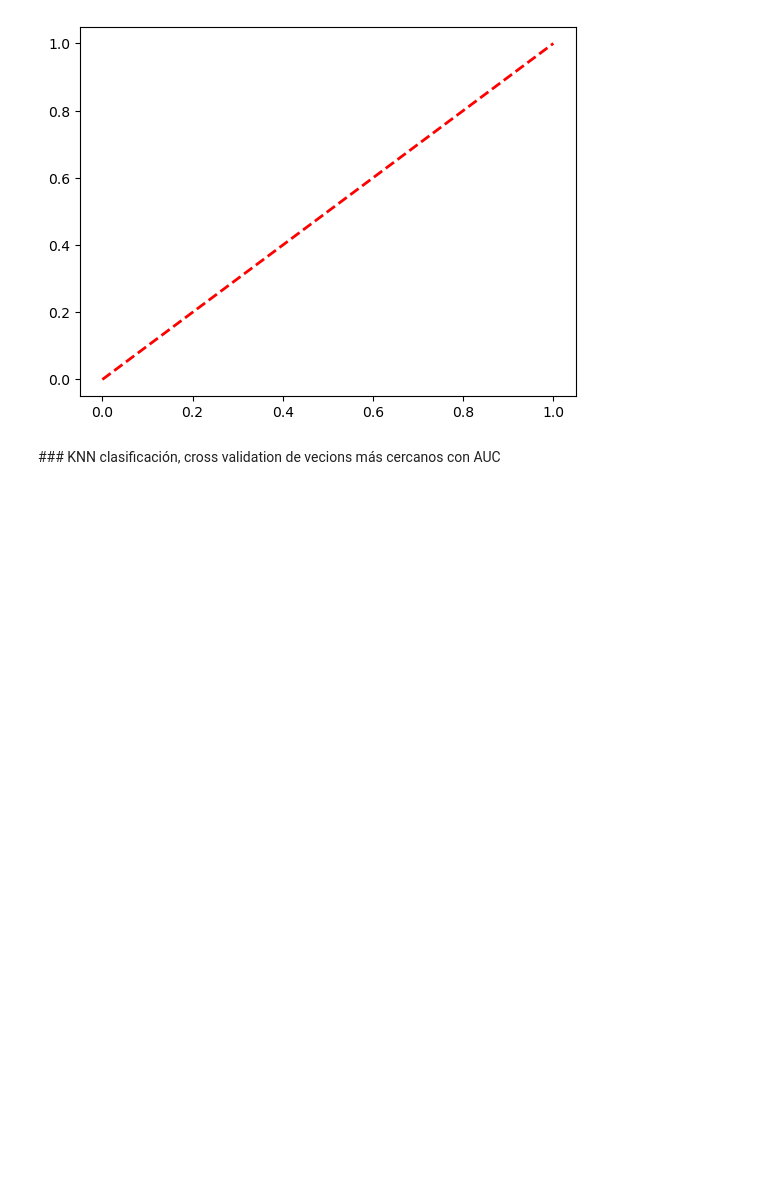
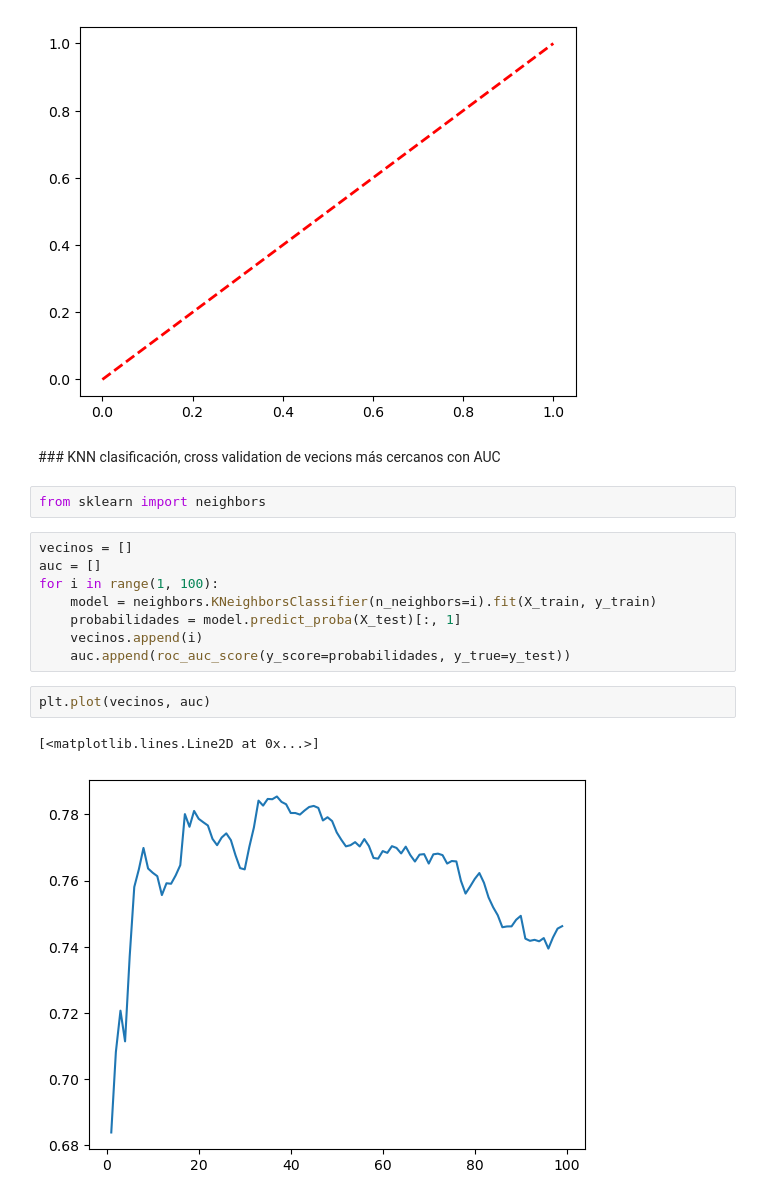
Before and after one commit to LuisMB09/lab_aprendizaje_estadistico, a Jupyter notebook: AUC_sin_resolver.ipynb, the cells around one changed output. Cells and saved outputs as stored; diff of their text form; blank space fills up the shorter version.

```diff
--- a/AUC_sin_resolver.ipynb
+++ b/AUC_sin_resolver.ipynb
@@ -186,3 +219,18 @@ plt.plot([0, 1], [0, 1], color='red', linestyle='--', lw=2, label='Clasificador
 [figure]
 # %% [markdown]
 ### KNN clasificación, cross validation de vecions más cercanos con AUC
+# %%
+from sklearn import neighbors
+# %%
+vecinos = []
+auc = []
+for i in range(1, 100):
+    model = neighbors.KNeighborsClassifier(n_neighbors=i).fit(X_train, y_train)
+    probabilidades = model.predict_proba(X_test)[:, 1]
+    vecinos.append(i)
+    auc.append(roc_auc_score(y_score=probabilidades, y_true=y_test))
+# %%
+plt.plot(vecinos, auc)
+# %% [output]
+[<matplotlib.lines.Line2D at 0x...>]
+[figure, added]
```
Also changed, not shown: parts of 9 cells of this notebook.
